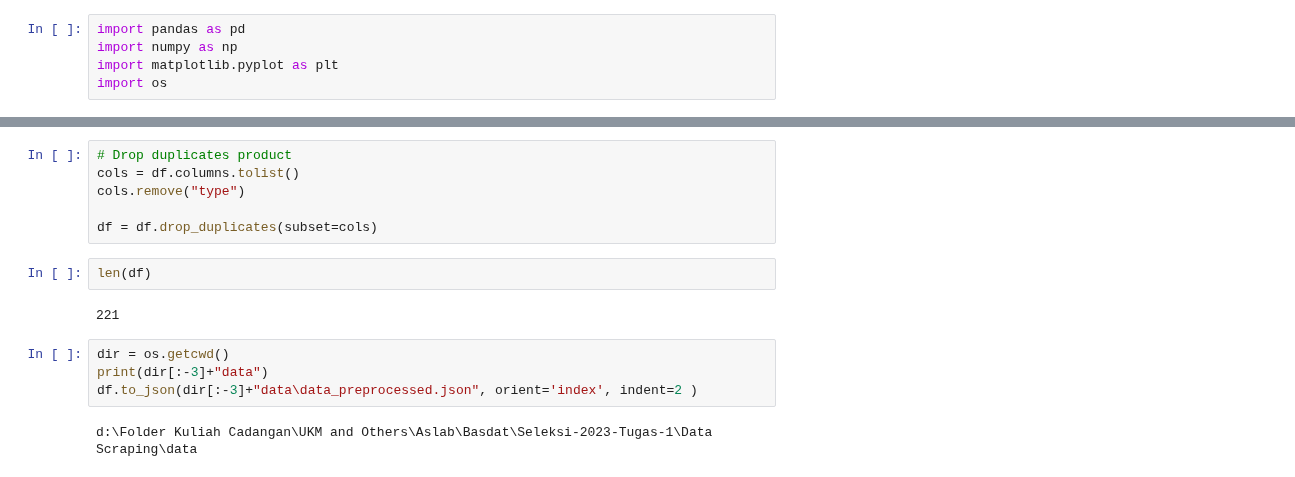
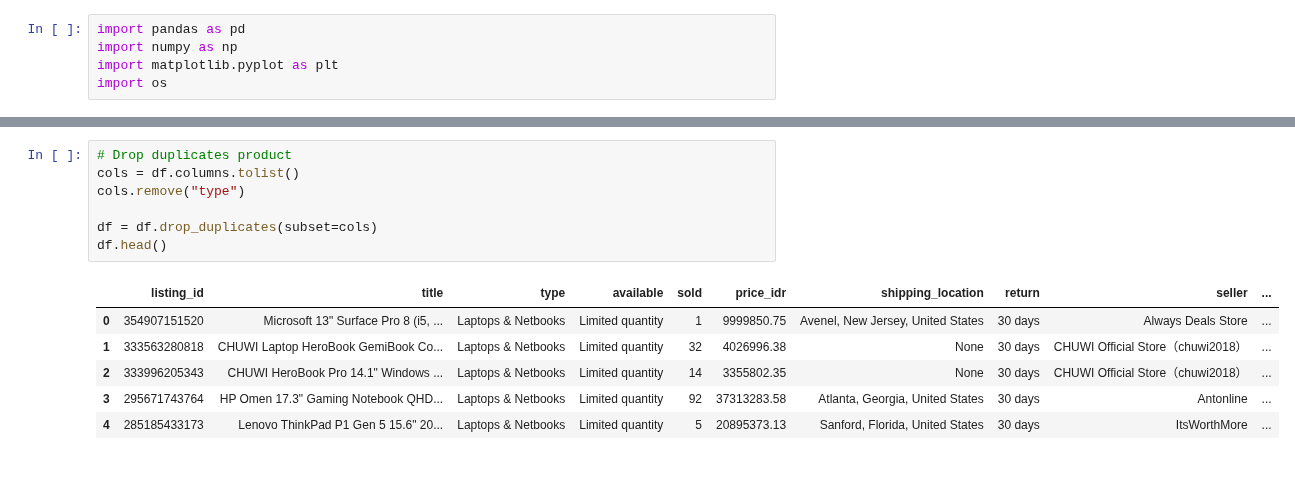
Before and after one commit to wargabasdat/Seleksi-2023-Tugas-1, a Jupyter notebook: Data Scraping/src/preprocess.ipynb, the cells around one changed output, grey strips where cells are left out. Drawn from its saved outputs; the diff is of its cells as text.

```diff
--- a/Data Scraping/src/preprocess.ipynb
+++ b/Data Scraping/src/preprocess.ipynb
@@ -111,16 +127,14 @@ for i in range(len(df)):
 # %%
 # Drop duplicates product
 cols = df.columns.tolist()
 cols.remove("type")
 
 df = df.drop_duplicates(subset=cols)
+df.head()
+# %% [output]
+|  | listing_id | title | type | available | sold | price_idr | shipping_location | return | seller | ... |
+| 0 | 354907151520 | Microsoft 13" Surface Pro 8 (i5, ... | Laptops & Netbooks | Limited quantity | 1 | 9999850.75 | Avenel, New Jersey, United States | 30 days | Always Deals Store | ... |
+| 1 | 333563280818 | CHUWI Laptop HeroBook GemiBook Co... | Laptops & Netbooks | Limited quantity | 32 | 4026996.38 | None | 30 days | CHUWI Official Store（chuwi2018） | ... |
+| 2 | 333996205343 | CHUWI HeroBook Pro 14.1" Windows ... | Laptops & Netbooks | Limited quantity | 14 | 3355802.35 | None | 30 days | CHUWI Official Store（chuwi2018） | ... |
+| 3 | 295671743764 | HP Omen 17.3" Gaming Notebook QHD... | Laptops & Netbooks | Limited quantity | 92 | 37313283.58 | Atlanta, Georgia, United States | 30 days | Antonline | ... |
+| 4 | 285185433173 | Lenovo ThinkPad P1 Gen 5 15.6" 20... | Laptops & Netbooks | Limited quantity | 5 | 20895373.13 | Sanford, Florida, United States | 30 days | ItsWorthMore | ... |
-# %%
-len(df)
-# %% [output]
-221
-# %%
-dir = os.getcwd()
-print(dir[:-3]+"data")
-df.to_json(dir[:-3]+"data\data_preprocessed.json", orient='index', indent=2 )
-# %% [output]
-d:\Folder Kuliah Cadangan\UKM and Others\Aslab\Basdat\Seleksi-2023-Tugas-1\Data Scraping\data
```
Also changed, not shown: parts of 7 cells of this notebook, 9 other files.
